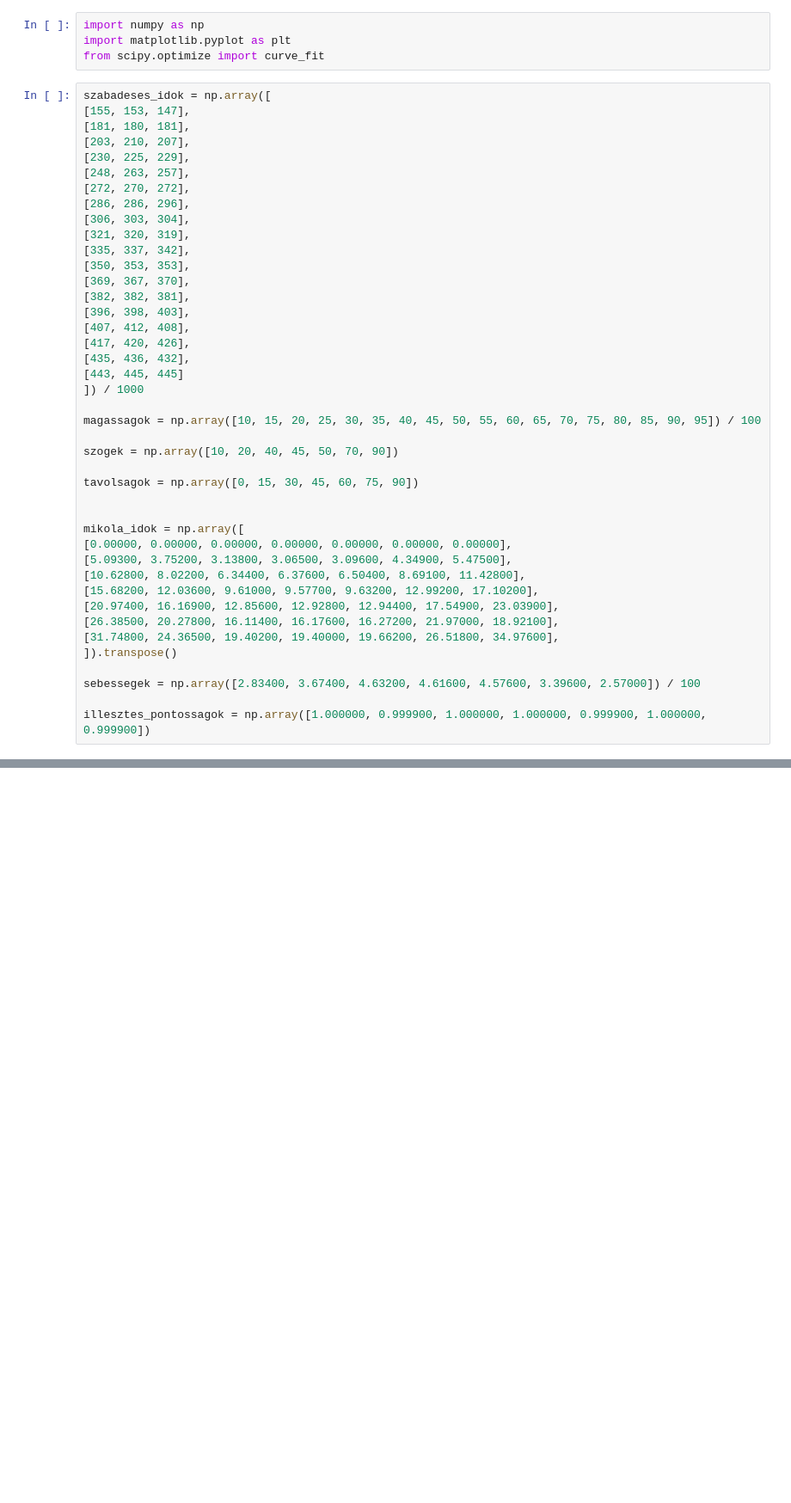
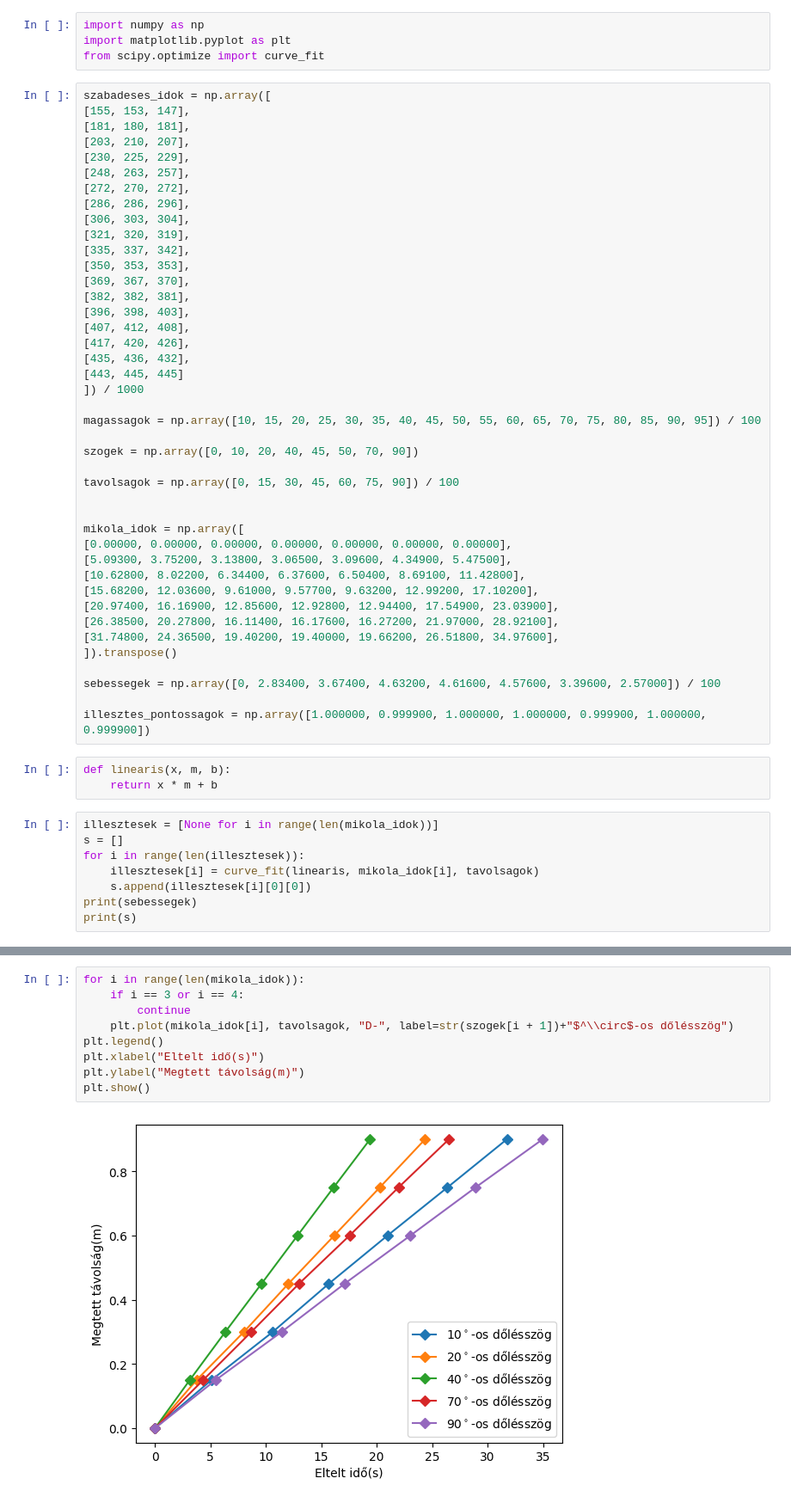
Before and after one commit to Pistikepova69/Alapmeresek, a Jupyter notebook: egyszeru_mozgasok/egyszeru_mozgasok.ipynb, the cells around one changed output, grey strips where cells are left out. Shown at 86% size. Saved outputs shown, nothing was run; the diff lists cells and outputs as text; blank space fills up the shorter version.

```diff
--- a/egyszeru_mozgasok/egyszeru_mozgasok.ipynb
+++ b/egyszeru_mozgasok/egyszeru_mozgasok.ipynb
@@ -26,9 +26,9 @@ szabadeses_idok = np.array([
 
 magassagok = np.array([10, 15, 20, 25, 30, 35, 40, 45, 50, 55, 60, 65, 70, 75, 80, 85, 90, 95]) / 100
 
-szogek = np.array([10, 20, 40, 45, 50, 70, 90])
+szogek = np.array([0, 10, 20, 40, 45, 50, 70, 90])
 
-tavolsagok = np.array([0, 15, 30, 45, 60, 75, 90])
+tavolsagok = np.array([0, 15, 30, 45, 60, 75, 90]) / 100
 
 
 mikola_idok = np.array([
@@ -37,10 +37,21 @@ mikola_idok = np.array([
 [10.62800, 8.02200, 6.34400, 6.37600, 6.50400, 8.69100, 11.42800],
 [15.68200, 12.03600, 9.61000, 9.57700, 9.63200, 12.99200, 17.10200],
 [20.97400, 16.16900, 12.85600, 12.92800, 12.94400, 17.54900, 23.03900],
-[26.38500, 20.27800, 16.11400, 16.17600, 16.27200, 21.97000, 18.92100],
+[26.38500, 20.27800, 16.11400, 16.17600, 16.27200, 21.97000, 28.92100],
 [31.74800, 24.36500, 19.40200, 19.40000, 19.66200, 26.51800, 34.97600],
 ]).transpose()
 
-sebessegek = np.array([2.83400, 3.67400, 4.63200, 4.61600, 4.57600, 3.39600, 2.57000]) / 100
+sebessegek = np.array([0, 2.83400, 3.67400, 4.63200, 4.61600, 4.57600, 3.39600, 2.57000]) / 100
 
 illesztes_pontossagok = np.array([1.000000, 0.999900, 1.000000, 1.000000, 0.999900, 1.000000, 0.999900])
+# %%
+def linearis(x, m, b):
+    return x * m + b
+# %%
+illesztesek = [None for i in range(len(mikola_idok))]
+s = []
+for i in range(len(illesztesek)):
+    illesztesek[i] = curve_fit(linearis, mikola_idok[i], tavolsagok)
+    s.append(illesztesek[i][0][0])
+print(sebessegek)
+print(s)
@@ -46,0 +61,11 @@ illesztes_pontossagok = np.array([1.000000, 0.999900, 1.000000, 1.000000, 0.9999
+# %%
+for i in range(len(mikola_idok)):
+    if i == 3 or i == 4:
+        continue
+    plt.plot(mikola_idok[i], tavolsagok, "D-", label=str(szogek[i + 1])+"$^\\circ$-os dőlésszög")
+plt.legend()
+plt.xlabel("Eltelt idő(s)")
+plt.ylabel("Megtett távolság(m)")
+plt.show()
+# %% [output]
+[figure, added]
```
Also changed, not shown: parts of 13 cells of this notebook, 12 other files.
